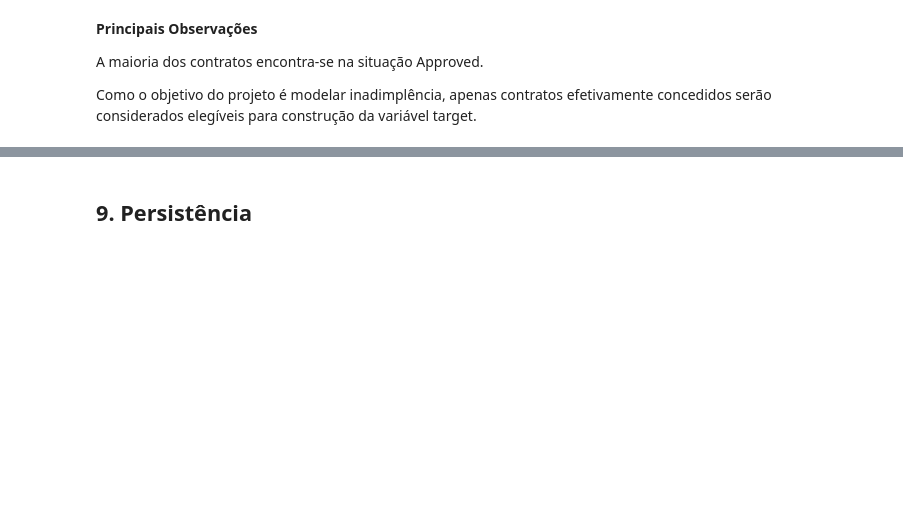
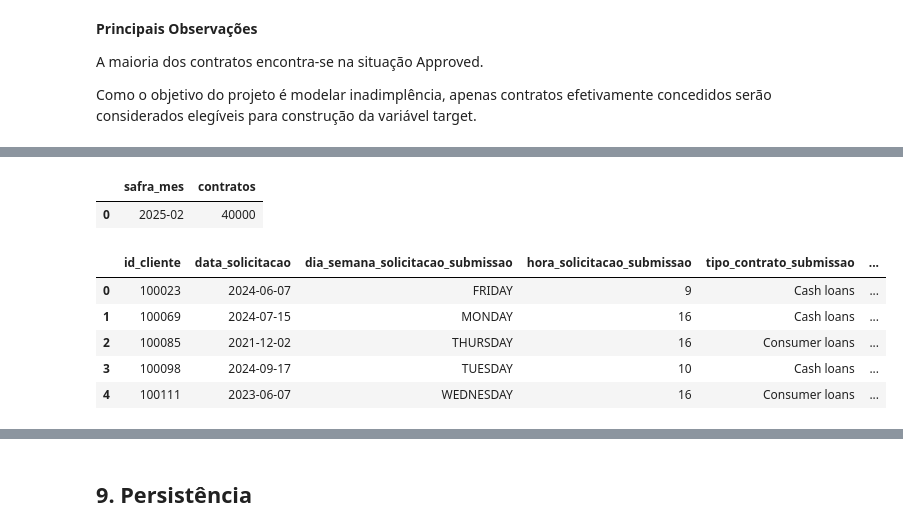
Before and after one commit to RenanScavazzini/case_datarisk, a Jupyter notebook: notebooks/01_population.ipynb, the cells around one changed output, grey strips where cells are left out. Cells and saved outputs as stored; diff of their text form; code cells hidden in the pictures; blank space fills up the shorter version.

```diff
--- a/notebooks/01_population.ipynb
+++ b/notebooks/01_population.ipynb
@@ -333,0 +418,14 @@ Score: (40000, 8)
+# %%
+population_score.groupby("safra_mes")["id_cliente"].nunique().reset_index(name="contratos").sort_values("safra_mes")
+# %% [output]
+|  | safra_mes | contratos |
+| 0 | 2025-02 | 40000 |
+# %%
+population_active.head()
+# %% [output]
+|  | id_cliente | data_solicitacao | dia_semana_solicitacao_submissao | hora_solicitacao_submissao | tipo_contrato_submissao | ... |
+| 0 | 100023 | 2024-06-07 | FRIDAY | 9 | Cash loans | ... |
+| 1 | 100069 | 2024-07-15 | MONDAY | 16 | Cash loans | ... |
+| 2 | 100085 | 2021-12-02 | THURSDAY | 16 | Consumer loans | ... |
+| 3 | 100098 | 2024-09-17 | TUESDAY | 10 | Cash loans | ... |
+| 4 | 100111 | 2023-06-07 | WEDNESDAY | 16 | Consumer loans | ... |
```
Also changed, not shown: parts of 13 cells of this notebook, 19 other files.
